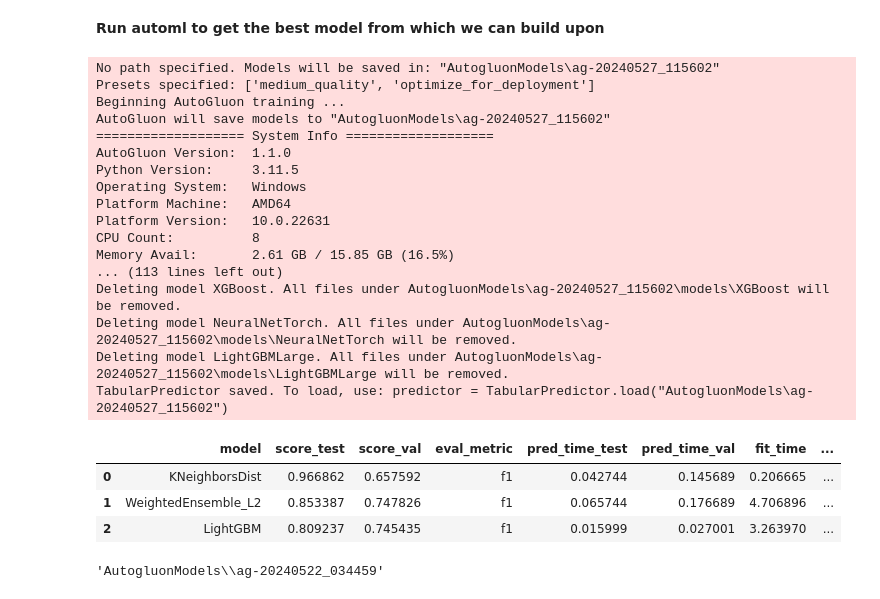
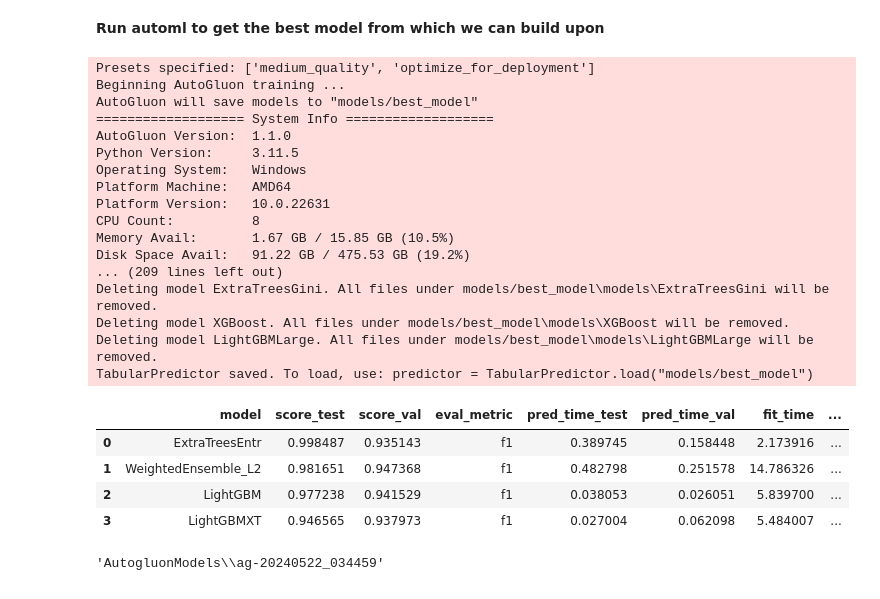
Before and after one commit to KimaniKibuthu/flood-prediction, a Jupyter notebook: notebooks/04_modelling.ipynb, the cells around one changed output. Drawn from its saved outputs; the diff is of its cells as text; code cells hidden in the pictures.

```diff
--- a/notebooks/04_modelling.ipynb
+++ b/notebooks/04_modelling.ipynb
@@ -32,45 +32,49 @@ config = load_config()
 **Run automl to get the best model from which we can build upon**
 # %%
 # Load data
-train_data = pd.read_csv(config["data"]["train_data_v2"])
+train_data = pd.read_csv(config["data"]["train_data_path"])
 label = "Flood"
 
 
 # Split the data into train and validation sets
 train, val = train_test_split(
     train_data, test_size=0.1, stratify=train_data[label], random_state=42
 )
 train = TabularDataset(train)
 val = TabularDataset(val)
 # Run AutoML with stratified cross-validation
 predictor = TabularPredictor(
-    label=label, eval_metric="f1", sample_weight="auto_weight"
+    label=label,
+    eval_metric="f1",
+    sample_weight="auto_weight",
+    path=config["modelling"]["models_directory"],
 ).fit(train_data, presets=["medium_quality", "optimize_for_deployment"])
 
 # Get the leaderboard of models
 predictor.leaderboard(val)
 # %% [output]
-No path specified. Models will be saved in: "AutogluonModels\ag-20240527_115602"
 Presets specified: ['medium_quality', 'optimize_for_deployment']
 Beginning AutoGluon training ...
-AutoGluon will save models to "AutogluonModels\ag-20240527_115602"
+AutoGluon will save models to "models/best_model"
 =================== System Info ===================
 AutoGluon Version:  1.1.0
 Python Version:     3.11.5
 Operating System:   Windows
 Platform Machine:   AMD64
 Platform Version:   10.0.22631
 CPU Count:          8
-Memory Avail:       2.61 GB / 15.85 GB (16.5%)
-... (113 lines left out)
-Deleting model XGBoost. All files under AutogluonModels\ag-20240527_115602\models\XGBoost will be removed.
-Deleting model NeuralNetTorch. All files under AutogluonModels\ag-20240527_115602\models\NeuralNetTorch will be removed.
-Deleting model LightGBMLarge. All files under AutogluonModels\ag-20240527_115602\models\LightGBMLarge will be removed.
-TabularPredictor saved. To load, use: predictor = TabularPredictor.load("AutogluonModels\ag-20240527_115602")
+Memory Avail:       1.67 GB / 15.85 GB (10.5%)
+Disk Space Avail:   91.22 GB / 475.53 GB (19.2%)
+... (209 lines left out)
+Deleting model ExtraTreesGini. All files under models/best_model\models\ExtraTreesGini will be removed.
+Deleting model XGBoost. All files under models/best_model\models\XGBoost will be removed.
+Deleting model LightGBMLarge. All files under models/best_model\models\LightGBMLarge will be removed.
+TabularPredictor saved. To load, use: predictor = TabularPredictor.load("models/best_model")
 |  | model | score_test | score_val | eval_metric | pred_time_test | pred_time_val | fit_time | ... |
-| 0 | KNeighborsDist | 0.966862 | 0.657592 | f1 | 0.042744 | 0.145689 | 0.206665 | ... |
-| 1 | WeightedEnsemble_L2 | 0.853387 | 0.747826 | f1 | 0.065744 | 0.176689 | 4.706896 | ... |
-| 2 | LightGBM | 0.809237 | 0.745435 | f1 | 0.015999 | 0.027001 | 3.263970 | ... |
+| 0 | ExtraTreesEntr | 0.998487 | 0.935143 | f1 | 0.389745 | 0.158448 | 2.173916 | ... |
+| 1 | WeightedEnsemble_L2 | 0.981651 | 0.947368 | f1 | 0.482798 | 0.251578 | 14.786326 | ... |
+| 2 | LightGBM | 0.977238 | 0.941529 | f1 | 0.038053 | 0.026051 | 5.839700 | ... |
+| 3 | LightGBMXT | 0.946565 | 0.937973 | f1 | 0.027004 | 0.062098 | 5.484007 | ... |
 # %%
 predictor.path
 # %% [output]
```
Also changed, not shown: parts of 5 cells of this notebook, 5 other files.
